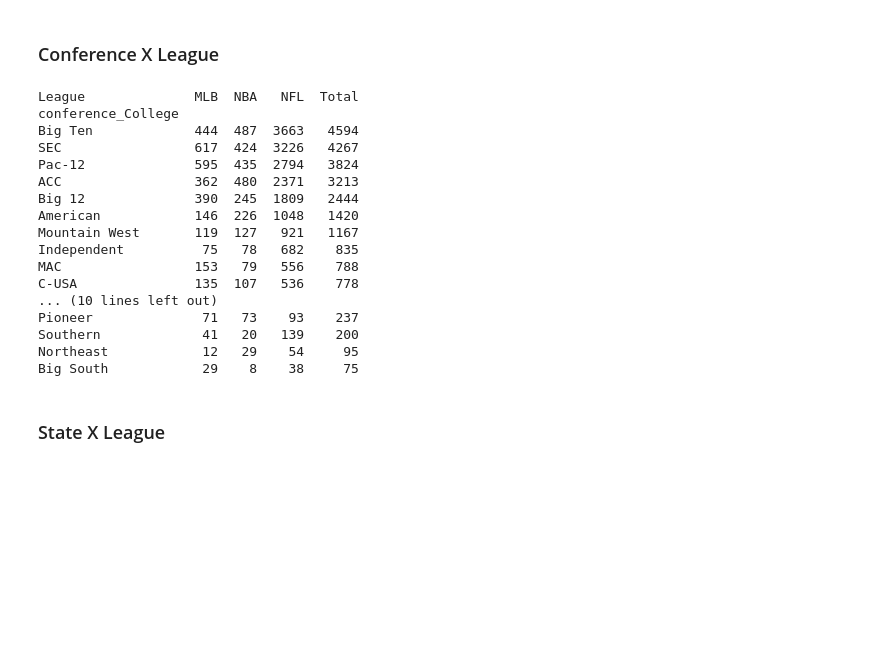
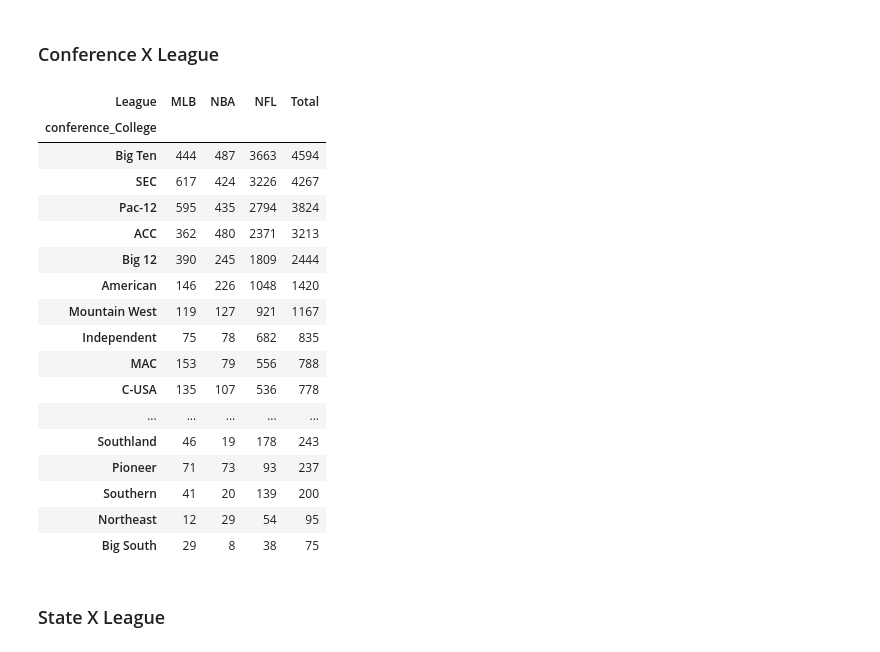
Before and after one commit to bradymonks/NWMSU-Capstone-Project, a Jupyter notebook: EDA.ipynb, the cells around one changed output. Cells and saved outputs as stored; diff of their text form; code cells hidden in the pictures; blank space fills up the shorter version.

```diff
--- a/EDA.ipynb
+++ b/EDA.ipynb
@@ -231,37 +225,38 @@ plt.show()
 # %%
 import pandas as pd
 
 # load the data
 df = pd.read_csv('AthleteDatabase.csv')
 
 # create a contingency table of Conference by League
 conf_leag = pd.crosstab(df['conference_College'], df['League'])
 
 # add a new column for the total number of athletes for each college
 conf_leag['Total'] = conf_leag.sum(axis=1)
 
 # sort the table by the 'Total' column in descending order
 conf_leag_s = conf_leag.sort_values(by='Total', ascending=False)
 
-print(conf_leag_s)
+conf_leag_s.head(24)
 # %% [output]
-League              MLB  NBA   NFL  Total
-conference_College
-Big Ten             444  487  3663   4594
-SEC                 617  424  3226   4267
-Pac-12              595  435  2794   3824
-ACC                 362  480  2371   3213
-Big 12              390  245  1809   2444
-American            146  226  1048   1420
-Mountain West       119  127   921   1167
-Independent          75   78   682    835
-MAC                 153   79   556    788
-C-USA               135  107   536    778
-... (10 lines left out)
-Pioneer              71   73    93    237
-Southern             41   20   139    200
-Northeast            12   29    54     95
-Big South            29    8    38     75
+| League | MLB | NBA | NFL | Total |
+| conference_College |  |  |  |  |
+| Big Ten | 444 | 487 | 3663 | 4594 |
+| SEC | 617 | 424 | 3226 | 4267 |
+| Pac-12 | 595 | 435 | 2794 | 3824 |
+| ACC | 362 | 480 | 2371 | 3213 |
+| Big 12 | 390 | 245 | 1809 | 2444 |
+| American | 146 | 226 | 1048 | 1420 |
+| Mountain West | 119 | 127 | 921 | 1167 |
+| Independent | 75 | 78 | 682 | 835 |
+| MAC | 153 | 79 | 556 | 788 |
+| C-USA | 135 | 107 | 536 | 778 |
+| ... | ... | ... | ... | ... |
+| Southland | 46 | 19 | 178 | 243 |
+| Pioneer | 71 | 73 | 93 | 237 |
+| Southern | 41 | 20 | 139 | 200 |
+| Northeast | 12 | 29 | 54 | 95 |
+| Big South | 29 | 8 | 38 | 75 |
 # %% [markdown]
 ### State X League
 # %%
```
Also changed, not shown: parts of 4 cells of this notebook, 13 other files.
